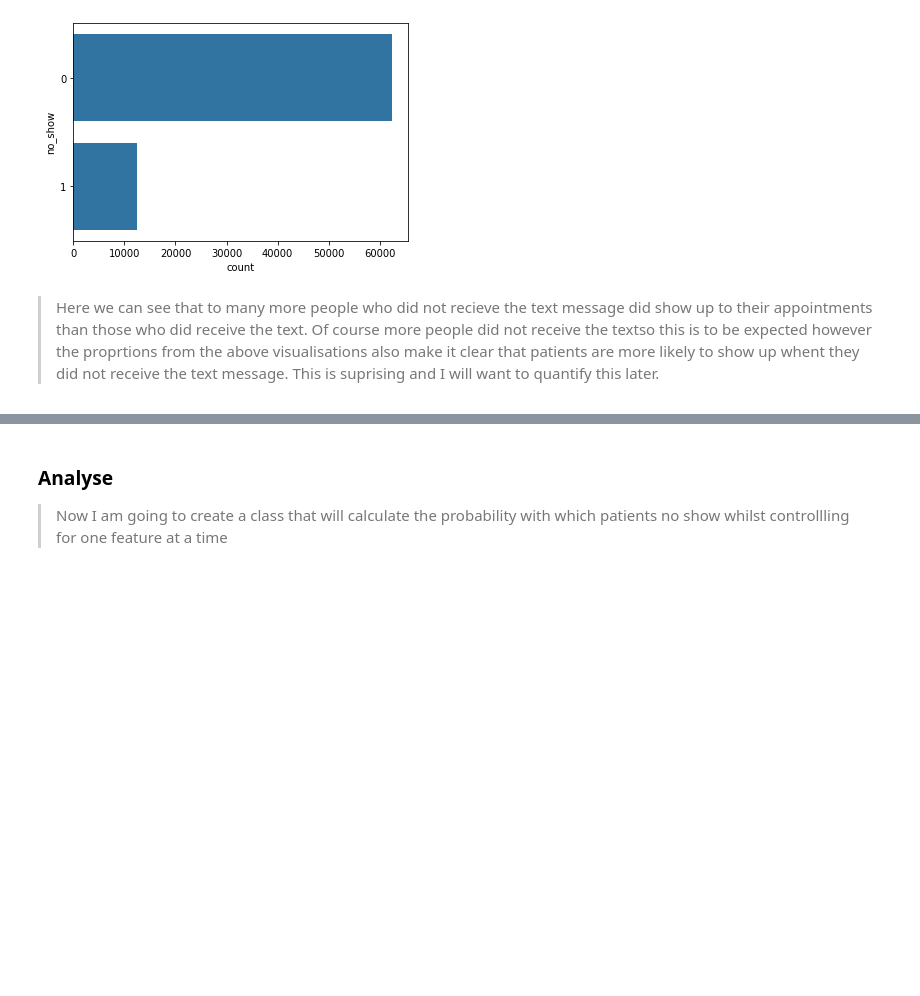
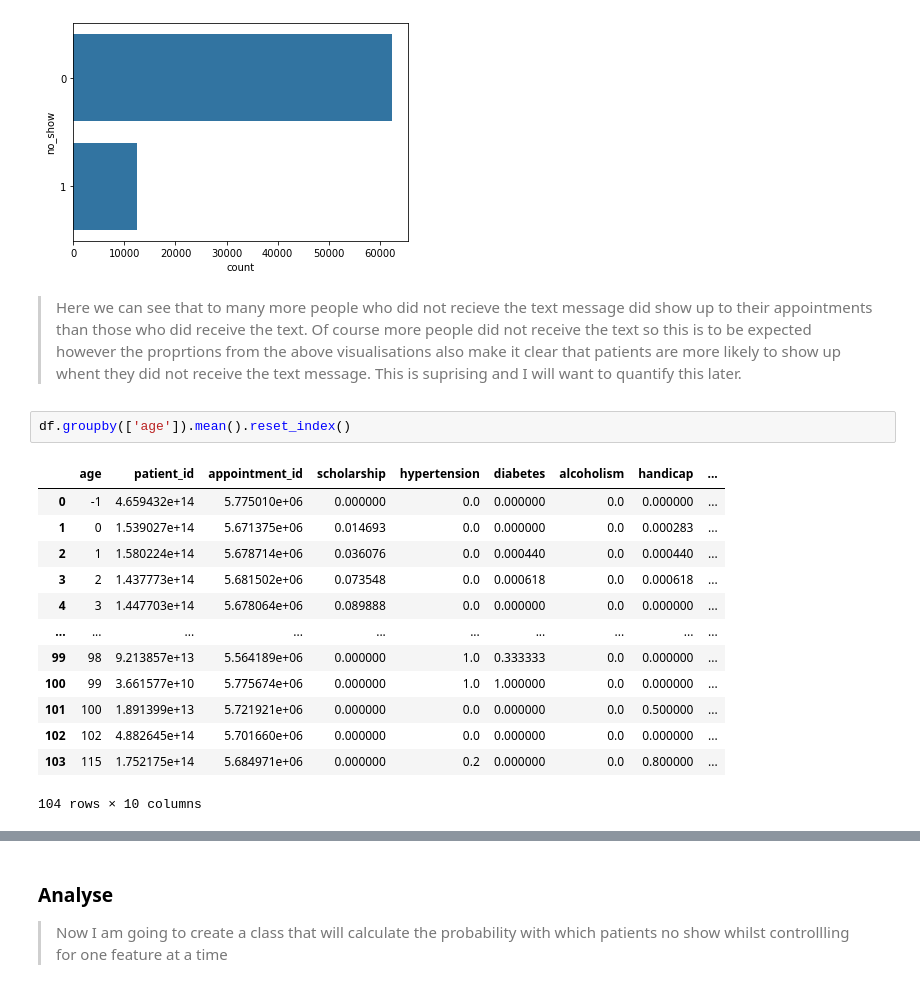
Before and after one commit to dodsy4/GP-attendence-analysis, a Jupyter notebook: Investigating No-Shows.ipynb, the cells around one changed output, grey strips where cells are left out. Cells and saved outputs as stored; diff of their text form; blank space fills up the shorter version.

```diff
--- a/Investigating No-Shows.ipynb
+++ b/Investigating No-Shows.ipynb
@@ -175,4 +177,20 @@ sb.countplot(data = df_sms, y = 'no_show', order = order, color=base_color);
 # %% [output]
 [figure]
 # %% [markdown]
->Here we can see that to many more people who did not recieve the text message did show up to their appointments than those who did receive the text. Of course more people did not receive the textso this is to be expected however the proprtions from the above visualisations also make it clear that patients are more likely to show up whent they did not receive the text message. This is suprising and I will want to quantify this later.
+>Here we can see that to many more people who did not recieve the text message did show up to their appointments than those who did receive the text. Of course more people did not receive the text so this is to be expected however the proprtions from the above visualisations also make it clear that patients are more likely to show up whent they did not receive the text message. This is suprising and I will want to quantify this later.
+# %%
+df.groupby(['age']).mean().reset_index()
+# %% [output]
+|  | age | patient_id | appointment_id | scholarship | hypertension | diabetes | alcoholism | handicap | ... |
+| 0 | -1 | 4.659432e+14 | 5.775010e+06 | 0.000000 | 0.0 | 0.000000 | 0.0 | 0.000000 | ... |
+| 1 | 0 | 1.539027e+14 | 5.671375e+06 | 0.014693 | 0.0 | 0.000000 | 0.0 | 0.000283 | ... |
+| 2 | 1 | 1.580224e+14 | 5.678714e+06 | 0.036076 | 0.0 | 0.000440 | 0.0 | 0.000440 | ... |
+| 3 | 2 | 1.437773e+14 | 5.681502e+06 | 0.073548 | 0.0 | 0.000618 | 0.0 | 0.000618 | ... |
+| 4 | 3 | 1.447703e+14 | 5.678064e+06 | 0.089888 | 0.0 | 0.000000 | 0.0 | 0.000000 | ... |
+| ... | ... | ... | ... | ... | ... | ... | ... | ... | ... |
+| 99 | 98 | 9.213857e+13 | 5.564189e+06 | 0.000000 | 1.0 | 0.333333 | 0.0 | 0.000000 | ... |
+| 100 | 99 | 3.661577e+10 | 5.775674e+06 | 0.000000 | 1.0 | 1.000000 | 0.0 | 0.000000 | ... |
+| 101 | 100 | 1.891399e+13 | 5.721921e+06 | 0.000000 | 0.0 | 0.000000 | 0.0 | 0.500000 | ... |
+| 102 | 102 | 4.882645e+14 | 5.701660e+06 | 0.000000 | 0.0 | 0.000000 | 0.0 | 0.000000 | ... |
+| 103 | 115 | 1.752175e+14 | 5.684971e+06 | 0.000000 | 0.2 | 0.000000 | 0.0 | 0.800000 | ... |
+104 rows × 10 columns
```
Also changed, not shown: parts of 11 cells of this notebook.
